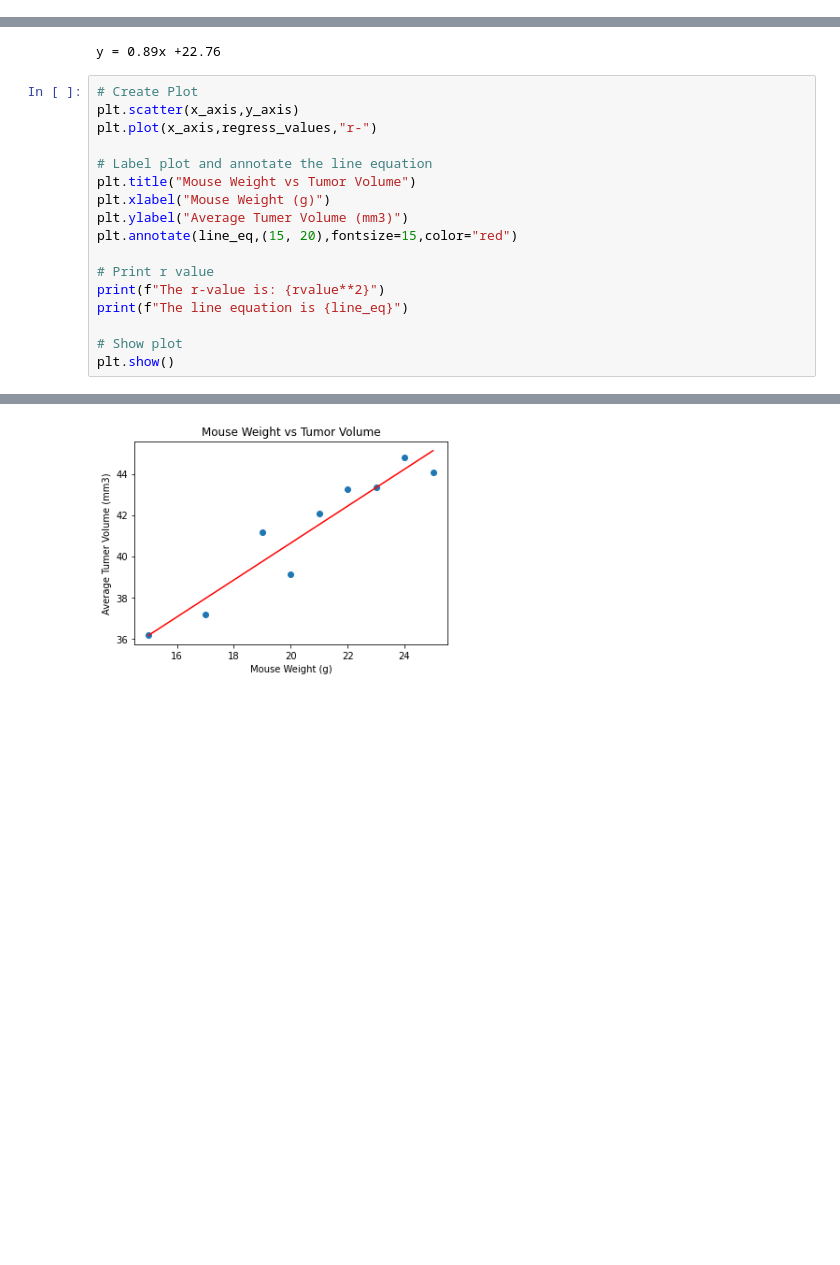
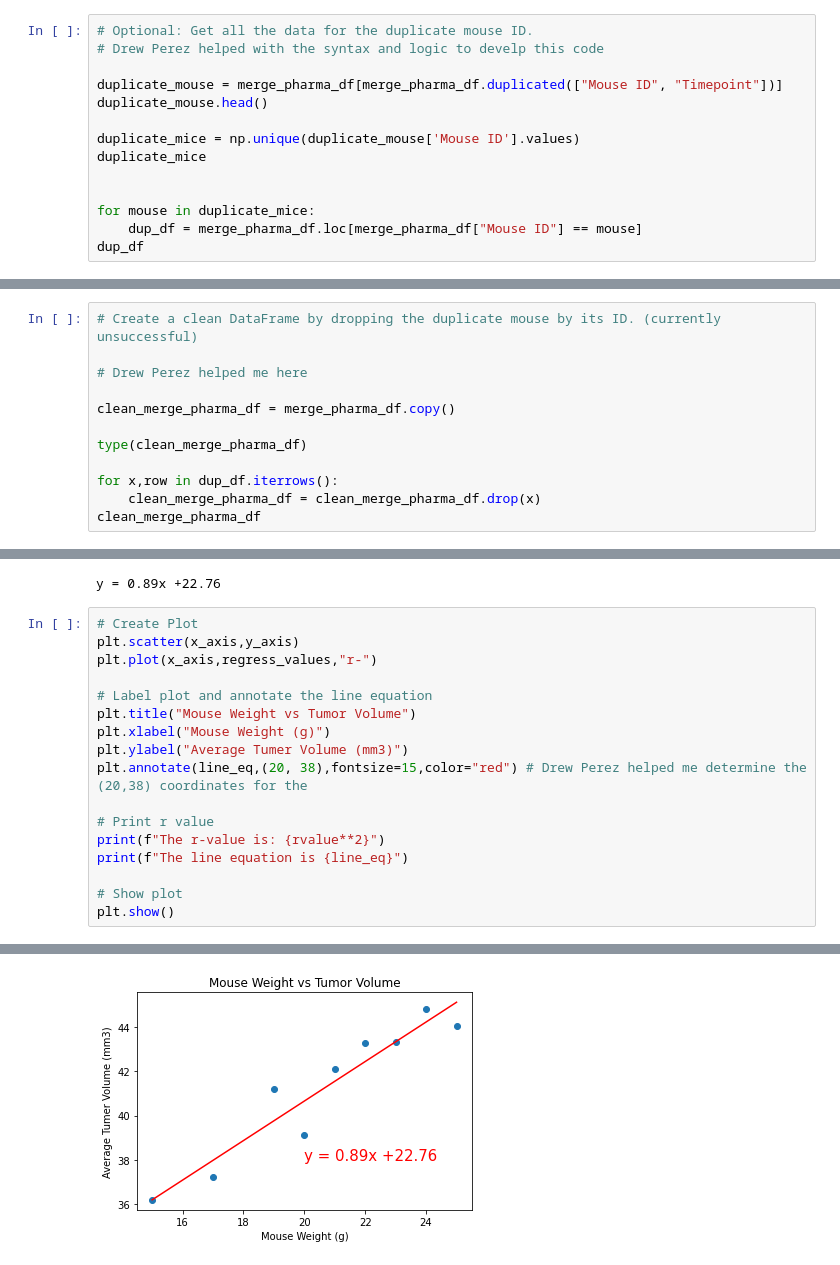
Before and after one commit to SamHoney71/Matplotlib-challenge, a Jupyter notebook: Pymaceuticals/pymaceuticals_starter-Jeter.ipynb, the cells around one changed output, grey strips where cells are left out. Saved outputs shown, nothing was run; the diff lists cells and outputs as text; blank space fills up the shorter version.

```diff
--- a/Pymaceuticals/pymaceuticals_starter-Jeter.ipynb
+++ b/Pymaceuticals/pymaceuticals_starter-Jeter.ipynb
@@ -161,0 +113,14 @@ clean_merge_pharma_df.head(13)
+# %%
+# Optional: Get all the data for the duplicate mouse ID.
+# Drew Perez helped with the syntax and logic to develp this code
+
+duplicate_mouse = merge_pharma_df[merge_pharma_df.duplicated(["Mouse ID", "Timepoint"])]
+duplicate_mouse.head()
+
+duplicate_mice = np.unique(duplicate_mouse['Mouse ID'].values)
+duplicate_mice
+
+
+for mouse in duplicate_mice:
+    dup_df = merge_pharma_df.loc[merge_pharma_df["Mouse ID"] == mouse]
+dup_df
@@ -161,0 +142,12 @@ clean_merge_pharma_df.head(13)
+# %%
+# Create a clean DataFrame by dropping the duplicate mouse by its ID. (currently unsuccessful)
+
+# Drew Perez helped me here
+
+clean_merge_pharma_df = merge_pharma_df.copy()
+
+type(clean_merge_pharma_df)
+
+for x,row in dup_df.iterrows():
+    clean_merge_pharma_df = clean_merge_pharma_df.drop(x)
+clean_merge_pharma_df
@@ -485,21 +509,21 @@ y = 0.89x +22.76
 # %%
 # Create Plot
 plt.scatter(x_axis,y_axis)
 plt.plot(x_axis,regress_values,"r-")
 
 # Label plot and annotate the line equation
 plt.title("Mouse Weight vs Tumor Volume")
 plt.xlabel("Mouse Weight (g)")
 plt.ylabel("Average Tumer Volume (mm3)")
-plt.annotate(line_eq,(15, 20),fontsize=15,color="red")
+plt.annotate(line_eq,(20, 38),fontsize=15,color="red") # Drew Perez helped me determine the (20,38) coordinates for the
 
 # Print r value
 print(f"The r-value is: {rvalue**2}")
 print(f"The line equation is {line_eq}")
 
 # Show plot
 plt.show()
 # %% [output]
 The r-value is: 0.9034966277438606
 The line equation is y = 0.89x +22.76
-[figure, old version]
+[figure, new version]
```
Also changed, not shown: parts of 8 cells of this notebook.
